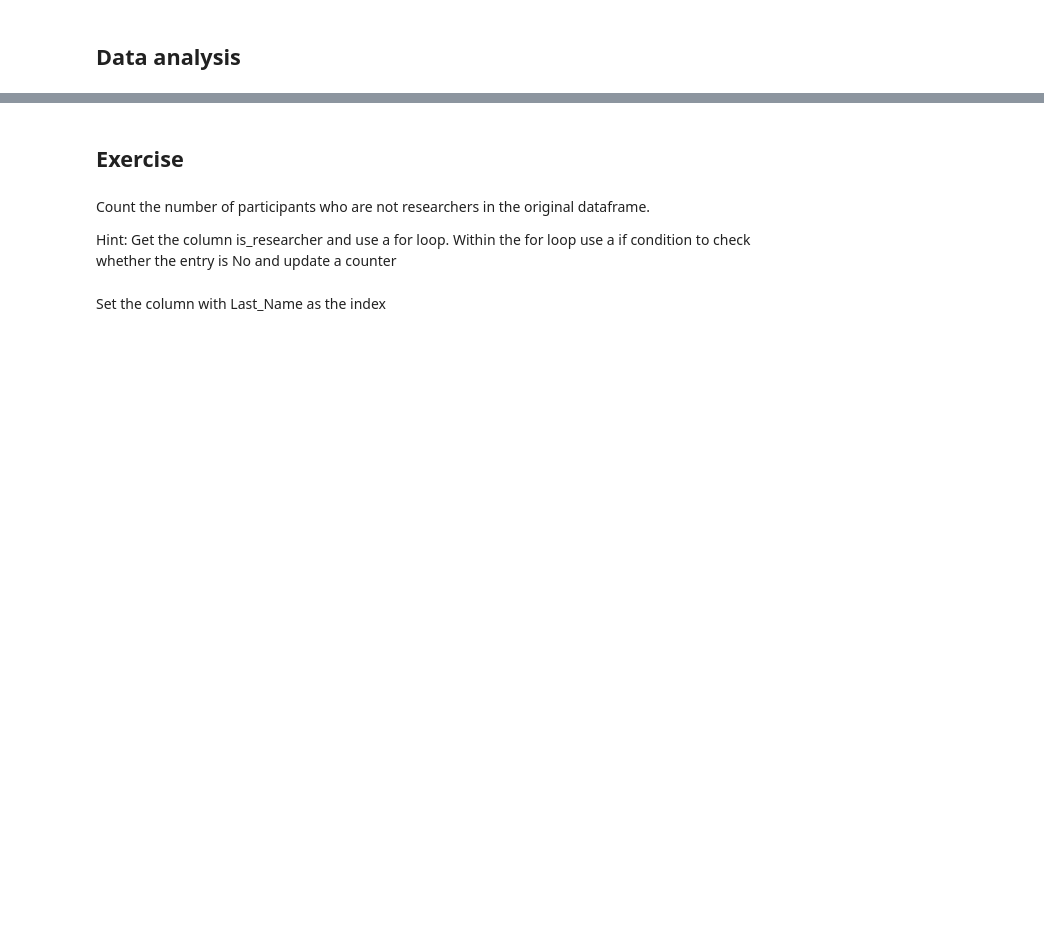
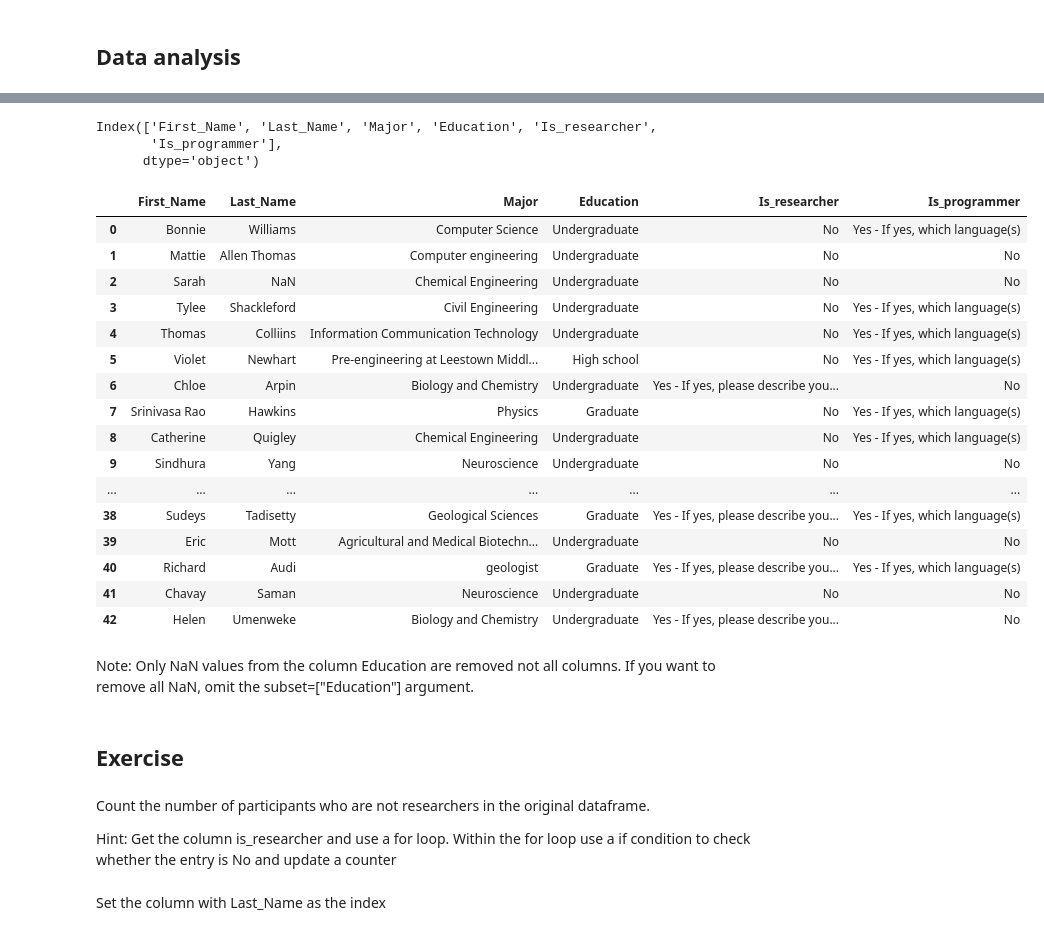
Before and after one commit to vinayak2019/UK_Bootcamp, a Jupyter notebook: 2023/Exercises/Data_analysis_pandas.ipynb, the cells around one changed output, grey strips where cells are left out. Cells and saved outputs as stored; diff of their text form; code cells hidden in the pictures; blank space fills up the shorter version.

```diff
--- a/2023/Exercises/Data_analysis_pandas.ipynb
+++ b/2023/Exercises/Data_analysis_pandas.ipynb
@@ -50,3 +142,32 @@ new_df.iloc[0]
+# %%
+# Getting the column name
+df.columns
+# %% [output]
+Index(['First_Name', 'Last_Name', 'Major', 'Education', 'Is_researcher',
+       'Is_programmer'],
+      dtype='object')
+# %%
+df.dropna(subset=["Education"])
+# %% [output]
+|  | First_Name | Last_Name | Major | Education | Is_researcher | Is_programmer |
+| 0 | Bonnie | Williams | Computer Science | Undergraduate | No | Yes - If yes, which language(s) |
+| 1 | Mattie | Allen Thomas | Computer engineering | Undergraduate | No | No |
+| 2 | Sarah | NaN | Chemical Engineering | Undergraduate | No | No |
+| 3 | Tylee | Shackleford | Civil Engineering | Undergraduate | No | Yes - If yes, which language(s) |
+| 4 | Thomas | Colliins | Information Communication Technology | Undergraduate | No | Yes - If yes, which language(s) |
+| 5 | Violet | Newhart | Pre-engineering at Leestown Middl... | High school | No | Yes - If yes, which language(s) |
+| 6 | Chloe | Arpin | Biology and Chemistry | Undergraduate | Yes - If yes, please describe you... | No |
+| 7 | Srinivasa Rao | Hawkins | Physics | Graduate | No | Yes - If yes, which language(s) |
+| 8 | Catherine | Quigley | Chemical Engineering | Undergraduate | No | Yes - If yes, which language(s) |
+| 9 | Sindhura | Yang | Neuroscience | Undergraduate | No | No |
+| ... | ... | ... | ... | ... | ... | ... |
+| 38 | Sudeys | Tadisetty | Geological Sciences | Graduate | Yes - If yes, please describe you... | Yes - If yes, which language(s) |
+| 39 | Eric | Mott | Agricultural and Medical Biotechn... | Undergraduate | No | No |
+| 40 | Richard | Audi | geologist | Graduate | Yes - If yes, please describe you... | Yes - If yes, which language(s) |
+| 41 | Chavay | Saman | Neuroscience | Undergraduate | No | No |
+| 42 | Helen | Umenweke | Biology and Chemistry | Undergraduate | Yes - If yes, please describe you... | No |
+# %% [markdown]
+Note: Only NaN values from the column Education are removed not all columns. If you want to remove all NaN, omit the subset=["Education"] argument.
 # %% [markdown]
 ## **Exercise**
 # %% [markdown]
```
Also changed, not shown: parts of 21 cells of this notebook.
